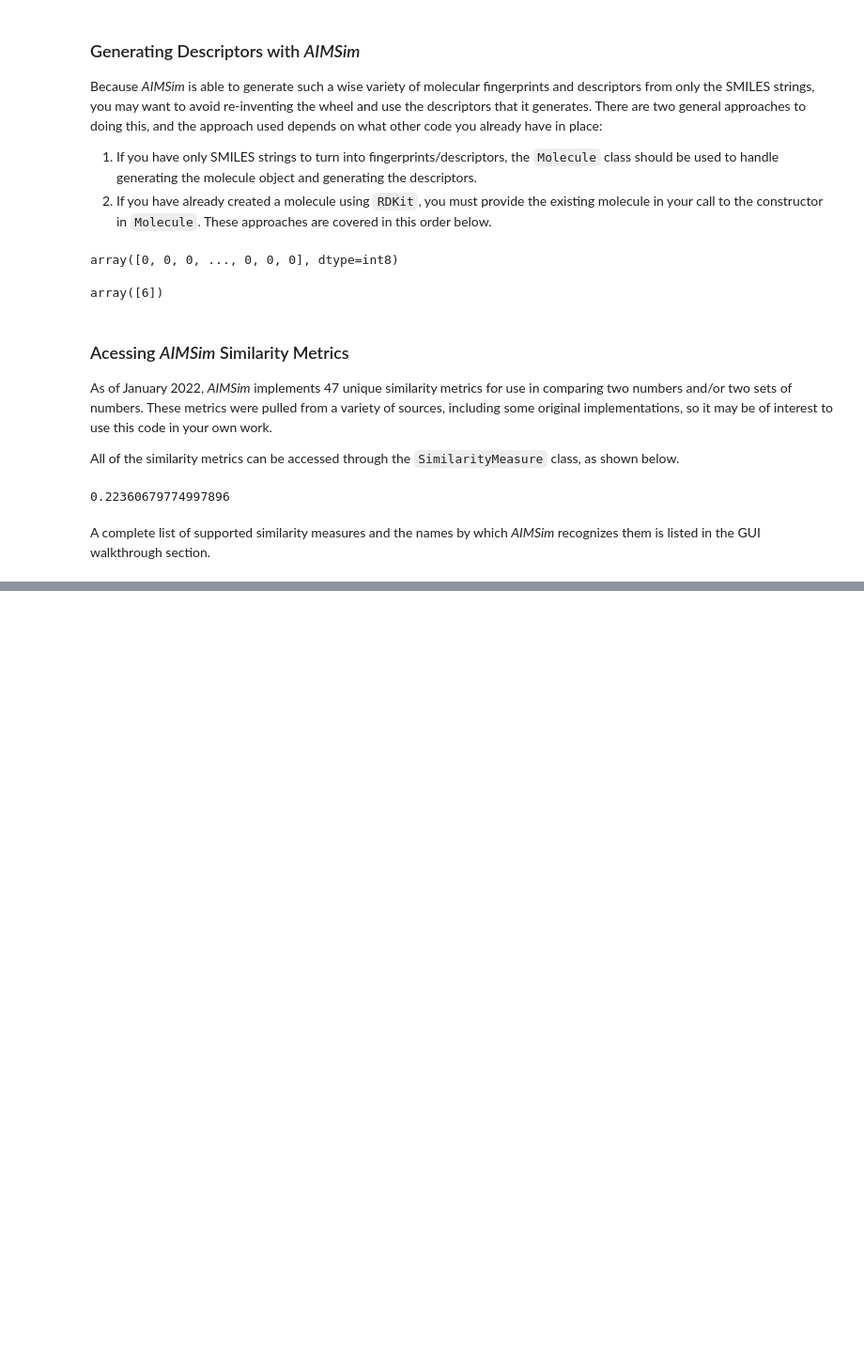
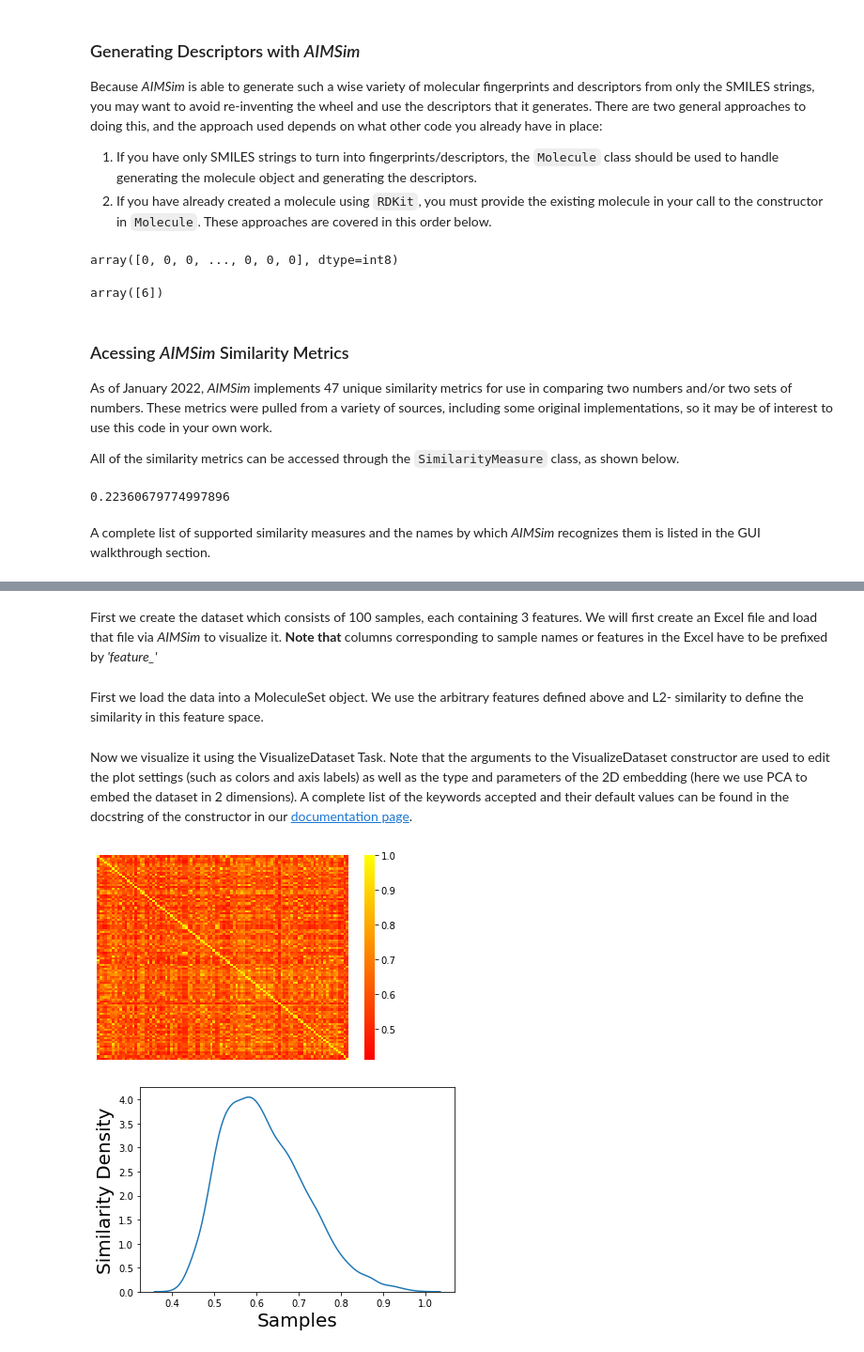
Before and after one commit to VlachosGroup/AIMSim, a Jupyter notebook: AIMSim-demo.ipynb, the cells around one changed output, grey strips where cells are left out. Shown at 94% size. Saved outputs shown, nothing was run; the diff lists cells and outputs as text; code cells hidden in the pictures; blank space fills up the shorter version.

Commit message:
Add new tutorial on using Tasks in Python

```diff
--- a/AIMSim-demo.ipynb
+++ b/AIMSim-demo.ipynb
@@ -399,0 +406,38 @@ A complete list of supported similarity measures and the names by which _AIMSim_
+# %% [markdown]
+First we create the dataset which consists of 100 samples, each containing 3 features. We will first create an Excel file and load that file via _AIMSim_ to visualize it. <b>Note that </b> columns corresponding to sample names or features in the Excel have to be prefixed by <i>'feature_'</i>
+# %%
+%%capture
+!pip install openpyxl  # for using the excel writer
+
+import pandas as pd
+from numpy.random import random
+
+n_samples = 100
+dataset = {'feature_f1': random(size=n_samples),
+          'feature_f2': random(size=n_samples),
+          'feature_f3': random(size=n_samples)}
+df = pd.DataFrame(dataset)
+dataset_file = 'dataset.xlsx'
+df.to_excel(dataset_file)
+# %% [markdown]
+First we load the data into a MoleculeSet object. We use the arbitrary features defined above and L2- similarity to define the similarity in this feature space.
+# %%
+from aimsim.chemical_datastructures import MoleculeSet
+
+
+# load a MoleculeSet from the file
+molecule_set = MoleculeSet(molecule_database_src=dataset_file,
+                           molecule_database_src_type='excel',
+                           similarity_measure='l2_similarity',
+                           is_verbose=False)
+# %% [markdown]
+Now we visualize it using the VisualizeDataset Task.
+Note that the arguments to the VisualizeDataset constructor are used to edit the plot settings (such as colors and axis labels) as well as the type and parameters of the 2D embedding (here we use PCA to embed the dataset in 2 dimensions). A complete list of the keywords accepted and their default values can be found in the docstring of the constructor in our [documentation page](https://vlachosgroup.github.io/AIMSim/).
+# %%
+from aimsim.tasks import VisualizeDataset
+# instantiate the task
+viz = VisualizeDataset(embedding_plot_settings={"embedding": {"method": "pca"}})
+viz(molecule_set)
+# %% [output]
+[figure, added]
+[figure, added]
```
Also changed, not shown: parts of 8 cells of this notebook.
